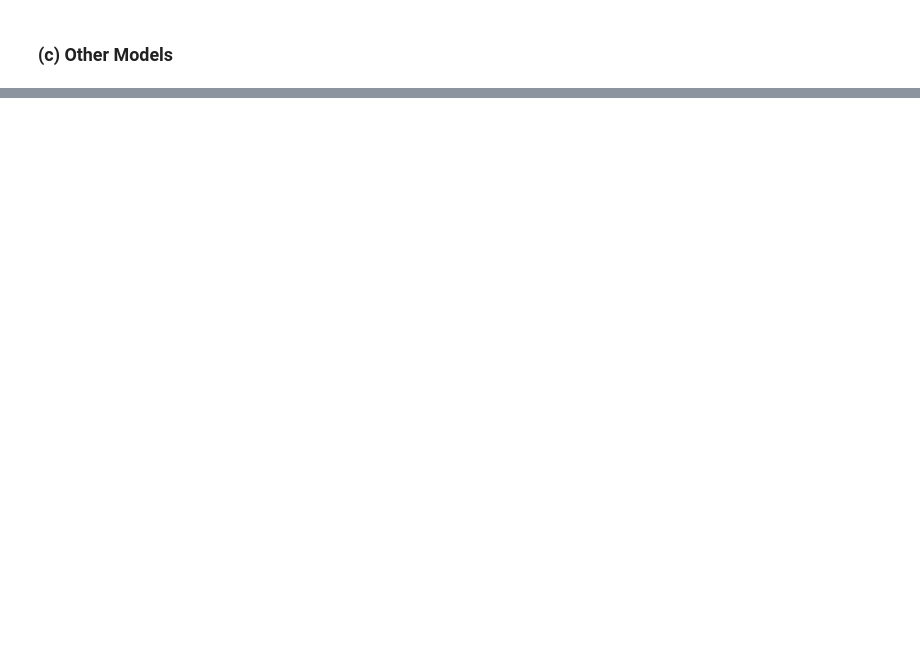
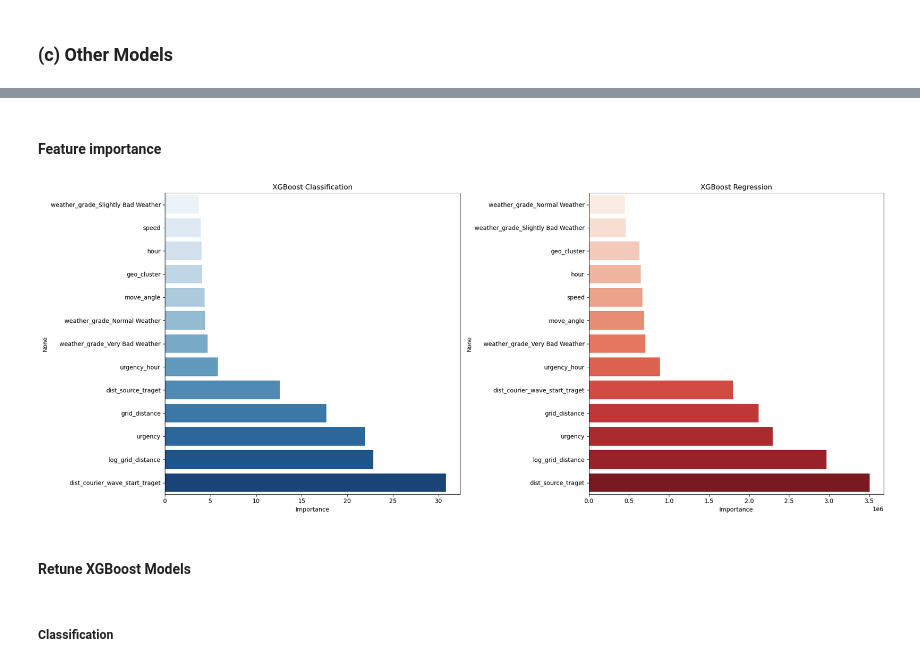
Before and after one commit to Zora-10/Machine-Learning-Individual-Project, a Jupyter notebook: Project1/solution/solution.ipynb, the cells around one changed output, grey strips where cells are left out. Saved outputs shown, nothing was run; the diff lists cells and outputs as text; code cells hidden in the pictures; blank space fills up the shorter version.

Commit message:
models done

```diff
--- a/Project1/solution/solution.ipynb
+++ b/Project1/solution/solution.ipynb
@@ -343,0 +600,8 @@ Mean MAE: 211.47201114248983
+# %%
+X_train_new = df_train_new_dropped.drop(columns=["action_type", "expected_use_time"])
+X_test_new = df_test_new_dropped.copy()
+
+y_class_train_new = df_train_new_dropped["action_type"]
+y_reg_train_new = df_train_new_dropped["expected_use_time"]
+
+X_train_new
@@ -343,0 +622,9 @@ Mean MAE: 211.47201114248983
+# %%
+# down sample
+X_train_new = X_train_new.sample(20000, random_state=42)
+
+X_train_new = X_train_new.loc[X_train.index]
+y_class_train_new = y_class_train_new.loc[X_train.index]
+y_reg_train_new = y_reg_train_new.loc[X_train.index]
+
+X_train_new
@@ -343,0 +645,2 @@ Mean MAE: 211.47201114248983
+# %% [markdown]
+#### Feature importance
@@ -343,0 +686,33 @@ Mean MAE: 211.47201114248983
+# %%
+# Visualize both importances
+
+feature_names = X_train_new.columns.tolist()
+
+clf_imp = pd.Series(clf_feature_importance, index=feature_names).sort_values(
+    ascending=True
+)
+reg_imp = pd.Series(reg_feature_importance, index=feature_names).sort_values(
+    ascending=True
+)
+
+fig, axes = plt.subplots(1, 2, figsize=(20, 8))
+
+models = [
+    ("XGBoost Classification", clf_imp, "Importance"),
+    ("XGBoost Regression", reg_imp, "Importance"),
+]
+palettes = ["Blues", "Reds"]
+
+for ax, (name, series, xlabel), pal in zip(axes.ravel(), models, palettes):
+    sns.barplot(x=series.values, y=series.index, ax=ax, palette=pal)
+    ax.set_title(name)
+    ax.set_xlabel(xlabel)
+
+plt.tight_layout()
+plt.show()
+# %% [output]
+[figure, added]
+# %% [markdown]
+#### Retune XGBoost Models
+# %% [markdown]
+##### Classification
```
Also changed, not shown: parts of 50 cells of this notebook, 2 other files.
